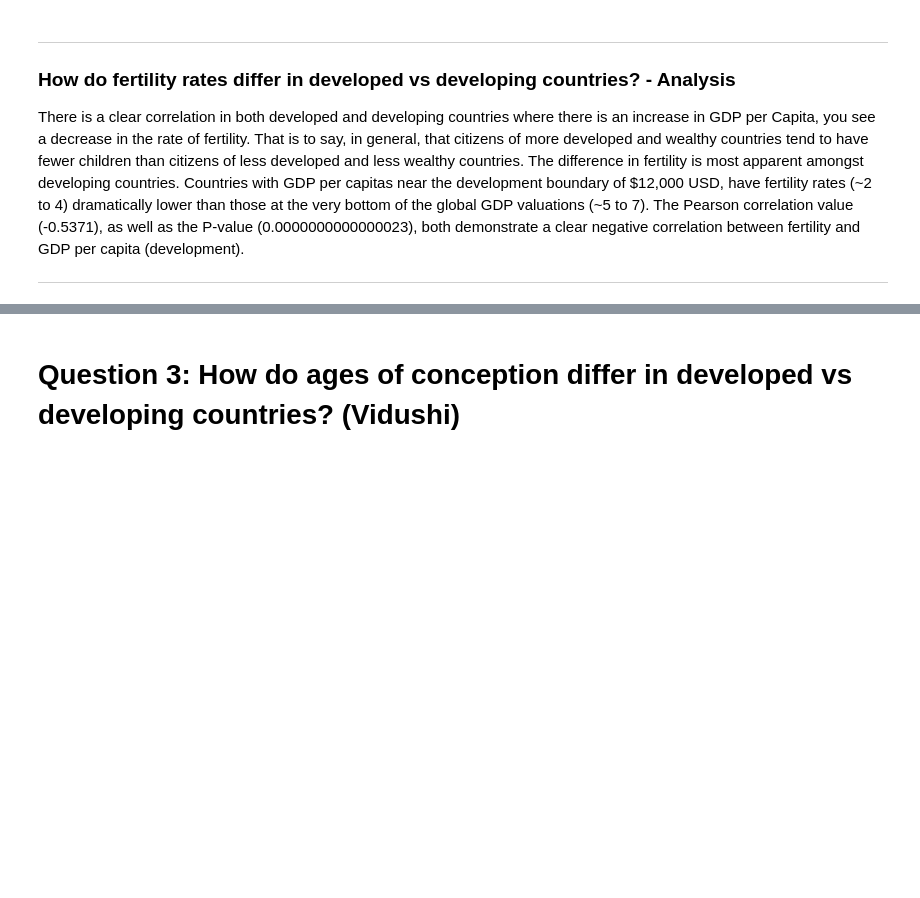
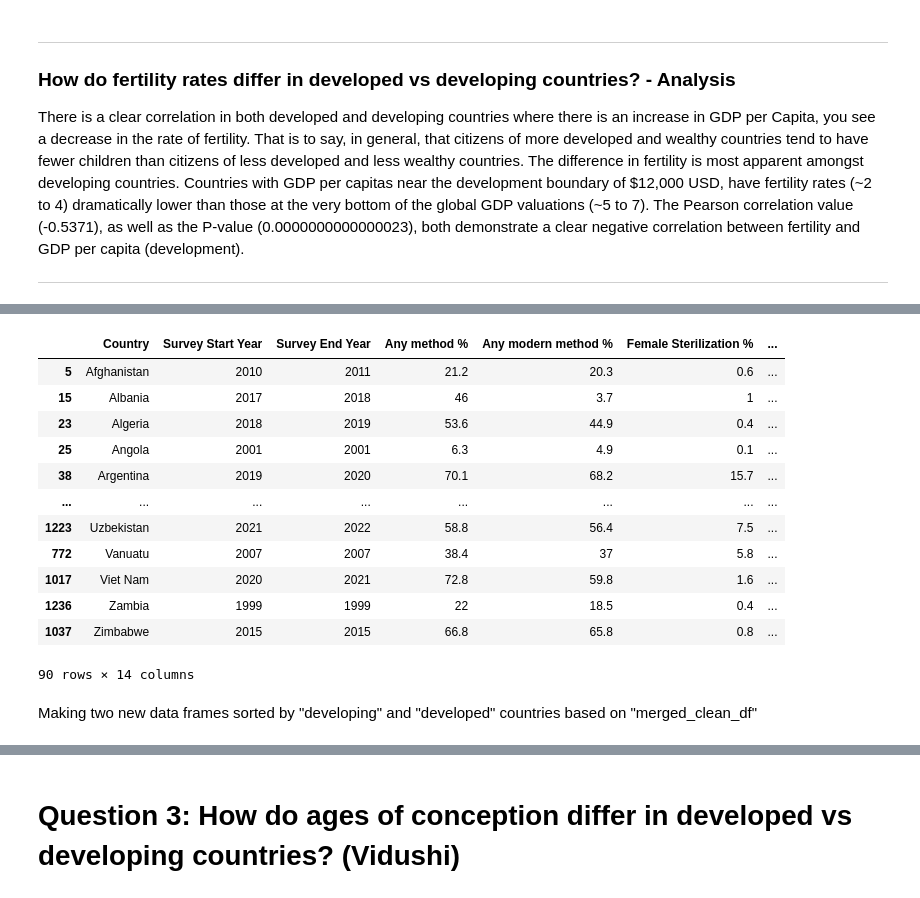
Before and after one commit to AidanDavid/development_vs_fertility, a Jupyter notebook: main.ipynb, the cells around one changed output, grey strips where cells are left out. Drawn from its saved outputs; the diff is of its cells as text; code cells hidden in the pictures; blank space fills up the shorter version.

```diff
--- a/main.ipynb
+++ b/main.ipynb
@@ -361,0 +528,4 @@ There is a clear correlation in both developed and developing countries where th
+# %%
+#merging the clean contraceptive data frame and clean gdp data frame into one data frame
+merged_df=pd.merge(cc_clean_df, gdp_df, on="Country")
+merged_clean_df=merged_df.copy()
@@ -361,0 +541,12 @@ There is a clear correlation in both developed and developing countries where th
+# %%
+#Cleaning the data value columns (dropping all rows which have "..")
+merged_clean_df = merged_clean_df.loc[merged_clean_df["Any method %"]!="..",:]
+merged_clean_df = merged_clean_df.loc[merged_clean_df["Any modern method %"]!="..",:]
+merged_clean_df = merged_clean_df.loc[merged_clean_df["Female Sterilization %"]!="..",:]
+merged_clean_df = merged_clean_df.loc[merged_clean_df["Male Sterilization %"]!="..",:]
+merged_clean_df = merged_clean_df.loc[merged_clean_df["IUD %"]!="..",:]
+merged_clean_df = merged_clean_df.loc[merged_clean_df["Implant %"]!="..",:]
+merged_clean_df = merged_clean_df.loc[merged_clean_df["Injectable %"]!="..",:]
+merged_clean_df = merged_clean_df.loc[merged_clean_df["Pill %"]!="..",:]
+merged_clean_df = merged_clean_df.loc[merged_clean_df["Male condom %"]!="..",:]
+merged_clean_df = merged_clean_df.loc[merged_clean_df["Female condom %"]!="..",:]
@@ -361,0 +597,18 @@ There is a clear correlation in both developed and developing countries where th
+# %%
+merged_clean_df
+# %% [output]
+|  | Country | Survey Start Year | Survey End Year | Any method % | Any modern method % | Female Sterilization % | ... |
+| 5 | Afghanistan | 2010 | 2011 | 21.2 | 20.3 | 0.6 | ... |
+| 15 | Albania | 2017 | 2018 | 46 | 3.7 | 1 | ... |
+| 23 | Algeria | 2018 | 2019 | 53.6 | 44.9 | 0.4 | ... |
+| 25 | Angola | 2001 | 2001 | 6.3 | 4.9 | 0.1 | ... |
+| 38 | Argentina | 2019 | 2020 | 70.1 | 68.2 | 15.7 | ... |
+| ... | ... | ... | ... | ... | ... | ... | ... |
+| 1223 | Uzbekistan | 2021 | 2022 | 58.8 | 56.4 | 7.5 | ... |
+| 772 | Vanuatu | 2007 | 2007 | 38.4 | 37 | 5.8 | ... |
+| 1017 | Viet Nam | 2020 | 2021 | 72.8 | 59.8 | 1.6 | ... |
+| 1236 | Zambia | 1999 | 1999 | 22 | 18.5 | 0.4 | ... |
+| 1037 | Zimbabwe | 2015 | 2015 | 66.8 | 65.8 | 0.8 | ... |
+90 rows × 14 columns
+# %% [markdown]
+Making two new data frames sorted by "developing" and "developed" countries based on "merged_clean_df"
```
Also changed, not shown: parts of 46 cells of this notebook, 7 other files.
